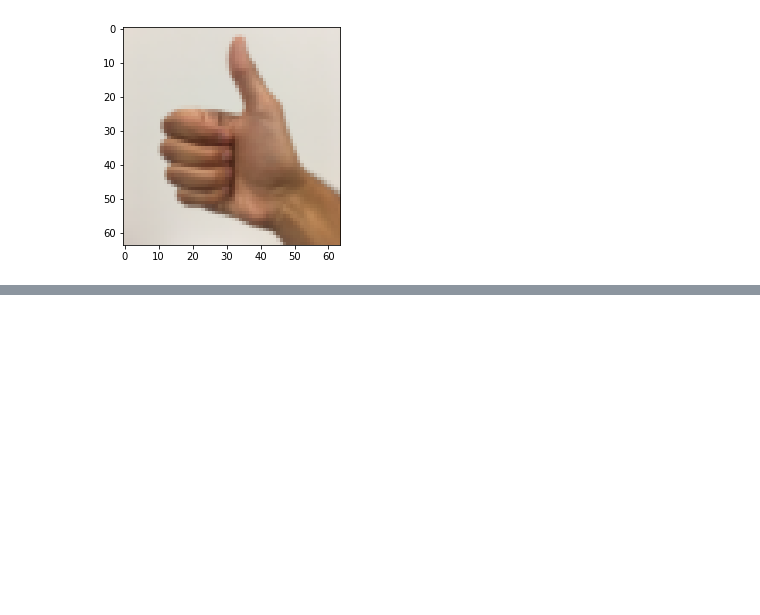
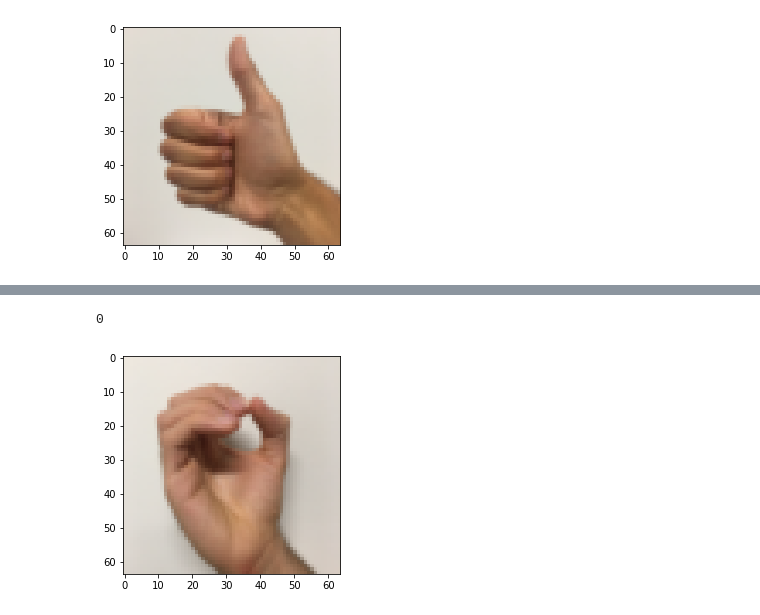
Before and after one commit to txytju/DeepLearningSpecialization, a Jupyter notebook: CNN/week1/Convolution model - Application - v1.ipynb, the cells around one changed output, grey strips where cells are left out. Saved outputs shown, nothing was run; the diff lists cells and outputs as text; code cells hidden in the pictures; blank space fills up the shorter version.

```diff
--- a/CNN/week1/Convolution model - Application - v1.ipynb
+++ b/CNN/week1/Convolution model - Application - v1.ipynb
@@ -594,0 +773,6 @@ plt.imshow(my_image)
+# %%
+imshow(X_train[1])
+print(np.argmax(Y_train[1]))
+# %% [output]
+0
+[figure, added]
```
Also changed, not shown: parts of 23 cells of this notebook, 5 other files.
